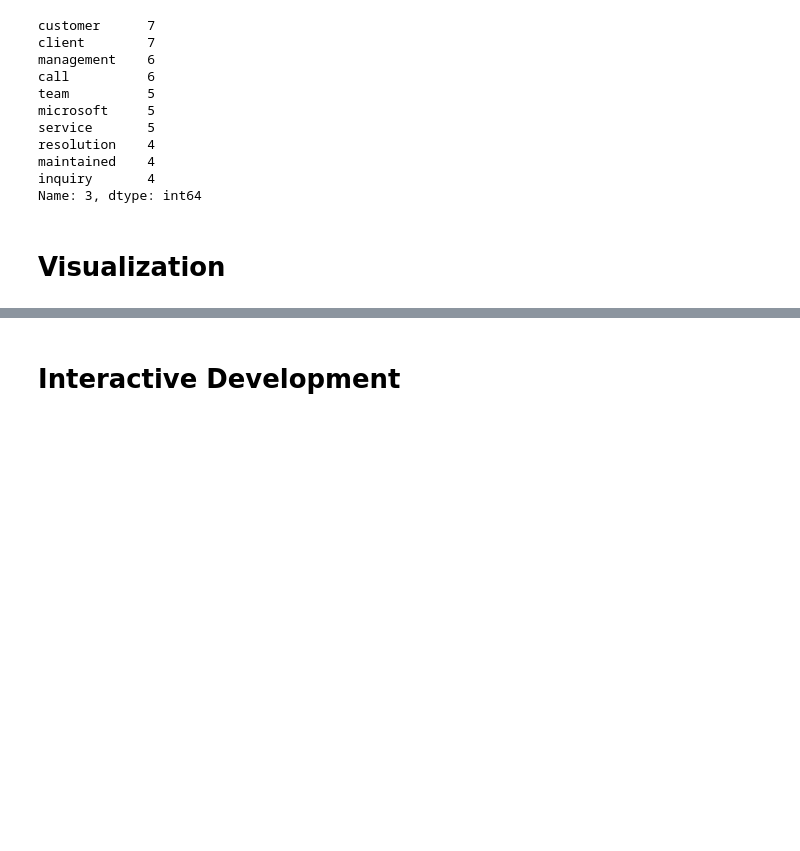
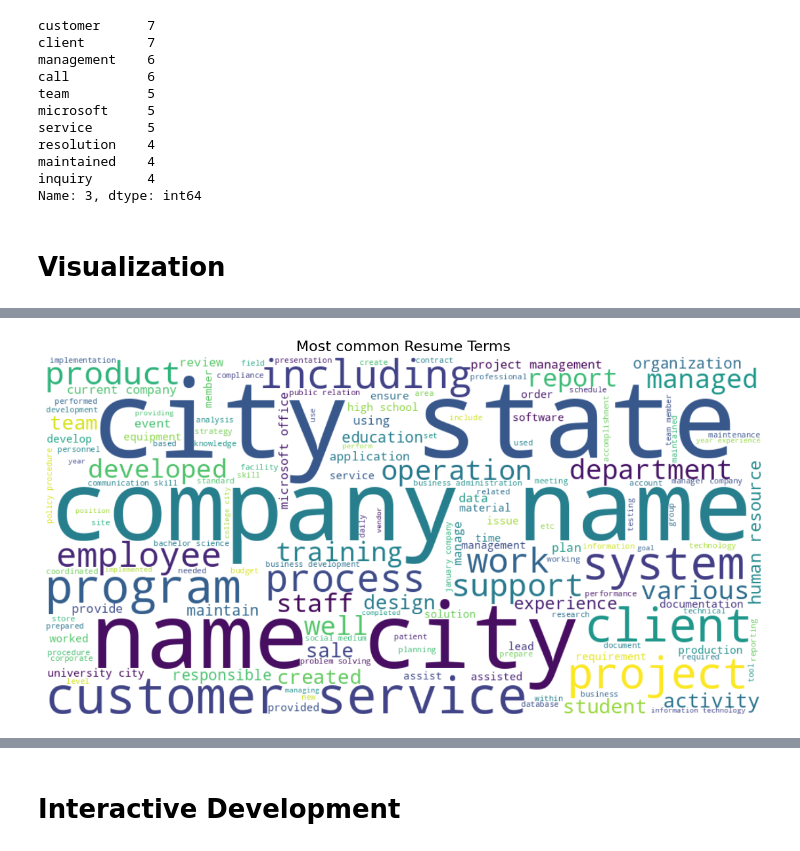
Before and after one commit to Coolguy4123/Data-Visualization-Project-2, a Jupyter notebook: CS4990_ResumeVis.ipynb, the cells around one changed output, grey strips where cells are left out. Drawn from its saved outputs; the diff is of its cells as text; code cells hidden in the pictures; blank space fills up the shorter version.

Commit message:
Added visualizations (word cloud, Zipf plot, bar chart, interactive)

```diff
--- a/CS4990_ResumeVis.ipynb
+++ b/CS4990_ResumeVis.ipynb
@@ -5,7 +5,7 @@
 # %%
 import pandas as pd
 
-df = pd.read_csv("/content/Resume.csv")
+df = pd.read_csv("/content/Resume.csv", on_bad_lines='skip')
 
 print(df.columns)
 df.head()
@@ -151,0 +166,19 @@ Name: 3, dtype: int64
+# %%
+# Word cloud showing the most frequent terms across all resumes
+
+import matplotlib.pyplot as plt
+from wordcloud import WordCloud
+
+all_text = " ".join(df["Resume_str"])
+
+wordcloud = WordCloud(width=1000, height=500, background_color="white",
+                      max_words=150, colormap="viridis").generate(all_text)
+
+plt.figure(figsize=(14, 6))
+plt.imshow(wordcloud, interpolation="bilinear")
+plt.axis("off")
+plt.title("Most common Resume Terms", fontsize=16)
+plt.tight_layout()
+plt.show()
+# %% [output]
+[figure, added]
```
Also changed, not shown: parts of 5 cells of this notebook.
